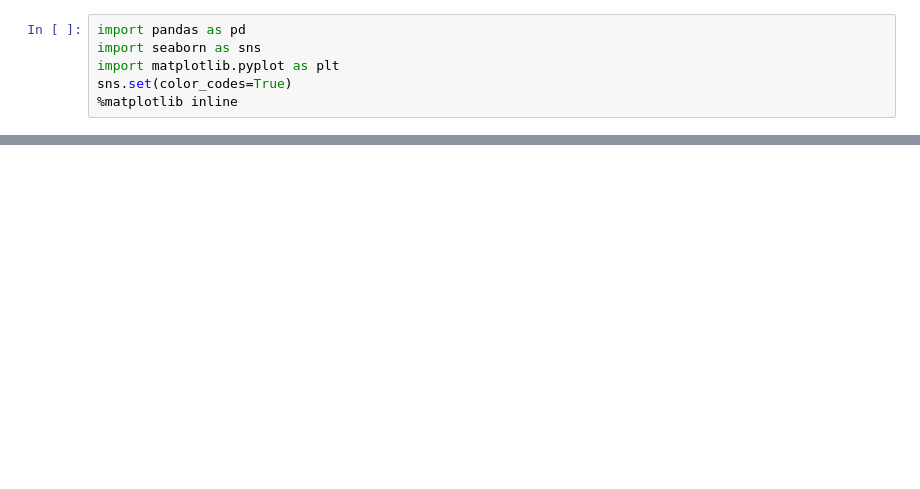
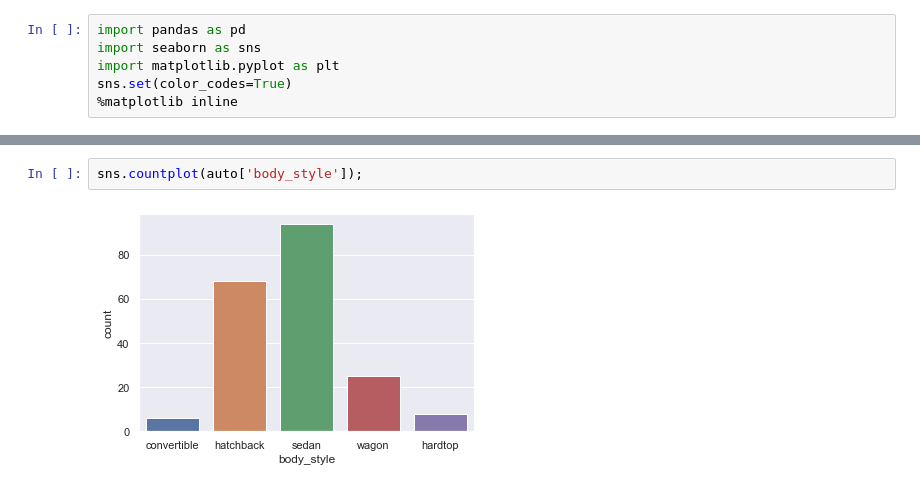
Before and after one commit to fborrasumh/greatlearning-pgp-dsba, a Jupyter notebook: Week_3_Data_Visulization_With_Python.ipynb, the cells around one changed output, grey strips where cells are left out. Drawn from its saved outputs; the diff is of its cells as text; blank space fills up the shorter version.

```diff
--- a/Week_3_Data_Visulization_With_Python.ipynb
+++ b/Week_3_Data_Visulization_With_Python.ipynb
@@ -29,0 +62,4 @@ sns.boxplot(auto['number_of_doors'],auto['horsepower'],hue=auto['fuel_type']);
+# %%
+sns.countplot(auto['body_style']);
+# %% [output]
+[figure, added]
```
Also changed, not shown: parts of 15 cells of this notebook.
